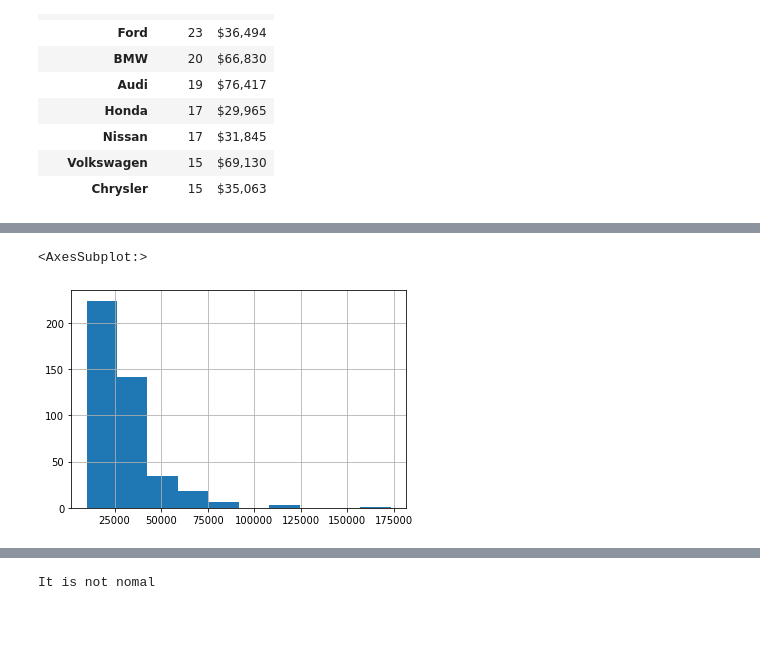
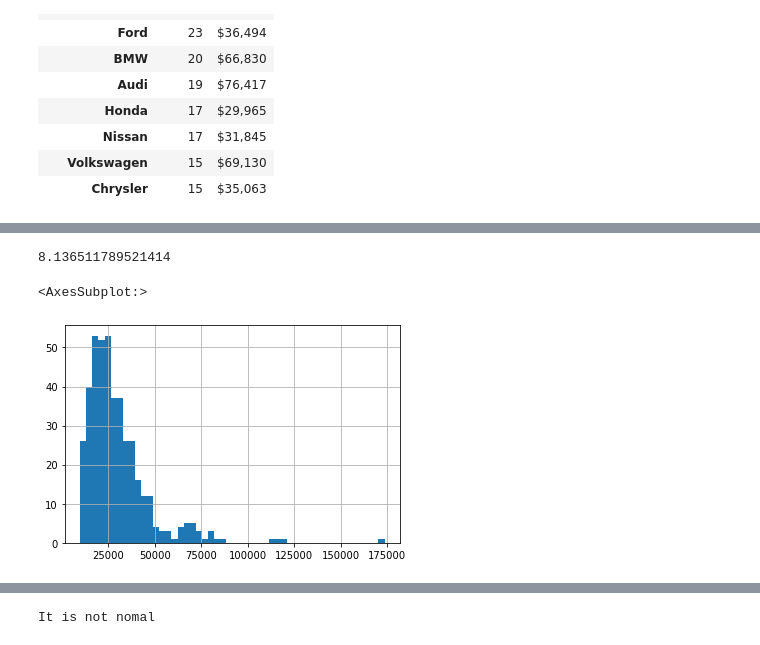
Before and after one commit to jdramirez/UCO_ML_AI, a Jupyter notebook: src/notebook_class/exploracion/exploracion_datos.ipynb, the cells around one changed output, grey strips where cells are left out. Saved outputs shown, nothing was run; the diff lists cells and outputs as text; code cells hidden in the pictures.

```diff
--- a/src/notebook_class/exploracion/exploracion_datos.ipynb
+++ b/src/notebook_class/exploracion/exploracion_datos.ipynb
@@ -155,6 +172,10 @@ df[["Make","Model","Invoice"]]\
+# %%
+print((173560.000000-30014.700935)/17642.117750)
+# %% [output]
+8.136511789521414
 # %%
-df["Invoice"].hist(bins=10)
+df["Invoice"].hist(bins=50)
 # %% [output]
 <AxesSubplot:>
-[figure, old version]
+[figure, new version]
 # %%
```
Also changed, not shown: parts of 15 cells of this notebook.
